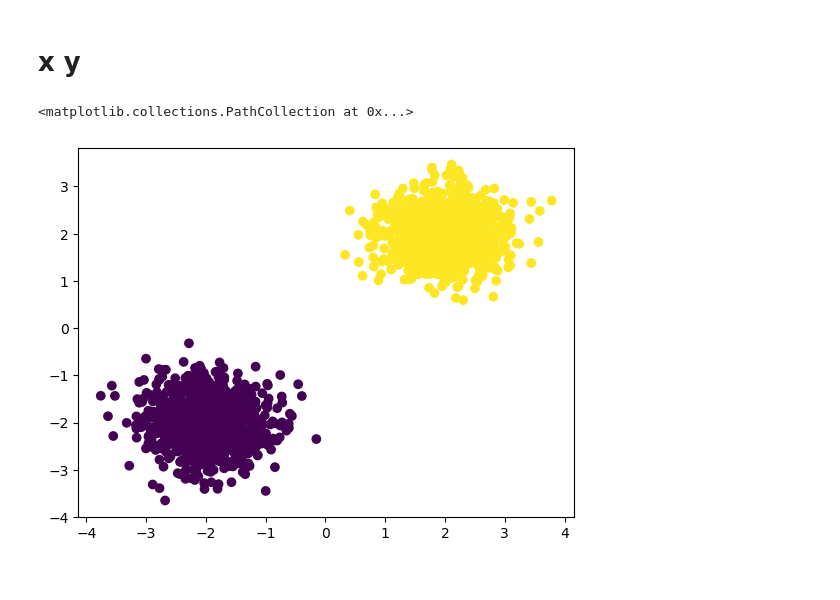
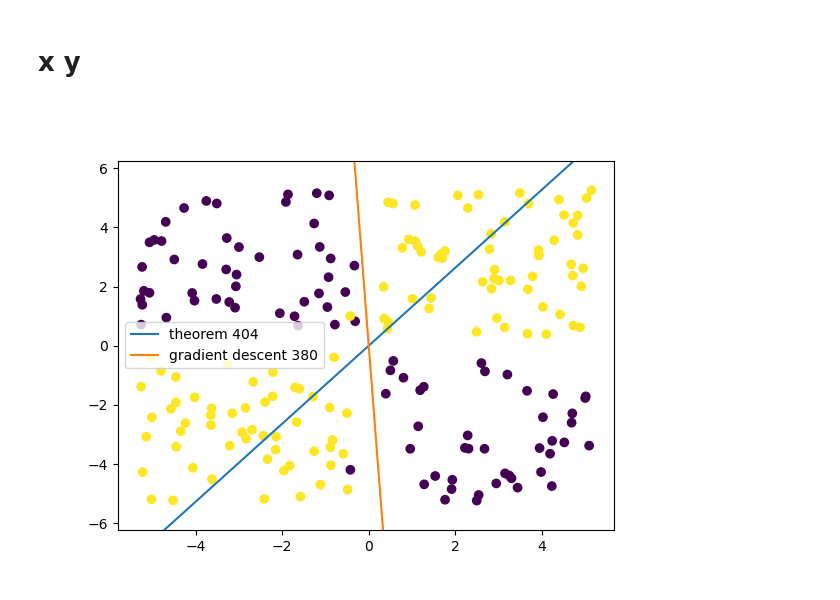
Before and after one commit to Alex1um/tmml, a Jupyter notebook: 4.ipynb, the cells around one changed output. Cells and saved outputs as stored; diff of their text form; code cells hidden in the pictures.

```diff
--- a/4.ipynb
+++ b/4.ipynb
@@ -6,3 +8,6 @@ import matplotlib.pyplot as plt
+# %%
+with plt.ioff():
+    fig, ax = plt.subplots()
 # %%
 def generate_xor(N: int, noise: int):
     def get_xor_label(x, y):
@@ -67,9 +72,3 @@ def generate_two_gauss(N: int, noise: int):
     y = np.concatenate((np.random.normal(2, variance, N), np.random.normal(-2, variance, N)))
     labels = np.concatenate((np.full(N, 1), np.full(N, -1)))
     return x, y, labels
-
-x, y, labels = generate_two_gauss(1000, 0)
-plt.scatter(x, y, c=labels)
-# %% [output]
-<matplotlib.collections.PathCollection at 0x...>
-[figure, removed]
@@ -75,0 +124,26 @@ plt.scatter(x, y, c=labels)
+# %%
+ps = Perceptron(2, "sigmoid")
+pt = Perceptron(2, "step")
+pt.train_theorem(train_data, (labels_train - 1) // -2, 0.01, 100)
+ps.train_gradient_descent(train_data, (labels_train + 1) // 2, .01, 100)
+# %%
+
+error_sigm = 0
+error_theorem = 0
+for data, label in zip(test_data, labels_test):
+    ptp = pt.predict(data)
+    # psp = ps.predict(data)
+    # error_sigm += (psp - (label + 1) // 2) ** 2
+    psp = 1 if ps.predict(data) > .5 else -1
+    error_sigm += (psp - label) ** 2
+    error_theorem += (ptp - label) ** 2
+x_line = np.linspace(x_test.min(), x_test.max(), 20)
+ax.clear()
+ax.plot(x_line, (x_line * -pt.w[0] - pt.bias) / pt.w[1], label=f"theorem {error_theorem}")
+ax.plot(x_line, (x_line * -ps.w[0] - ps.bias) / ps.w[1], label=f"gradient descent {error_sigm}")
+ax.scatter(x_test, y_test, c=labels_test)
+ax.set_ylim(y_test.min() - 1, y_test.max() + 1)
+ax.legend()
+plt.show(fig)
+# %% [output]
+[figure, added]
```
Also changed, not shown: parts of 4 cells of this notebook, 2 other files.
